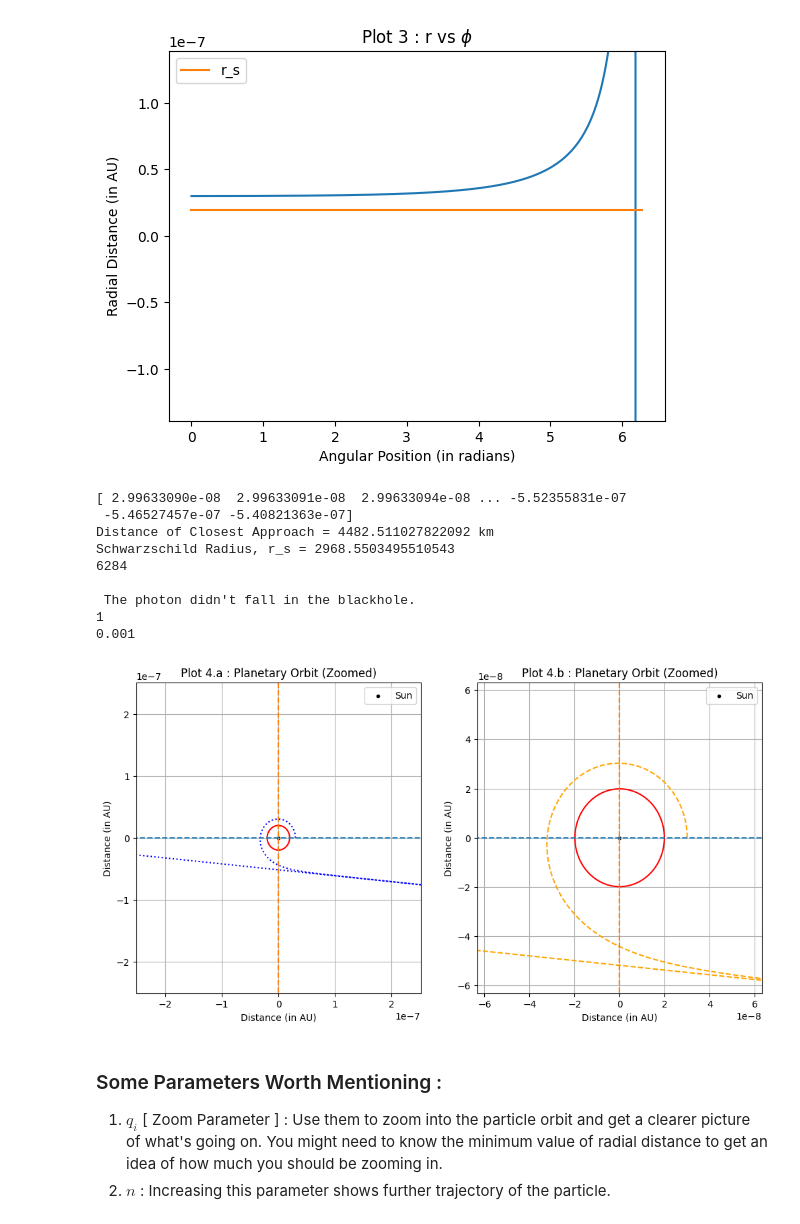
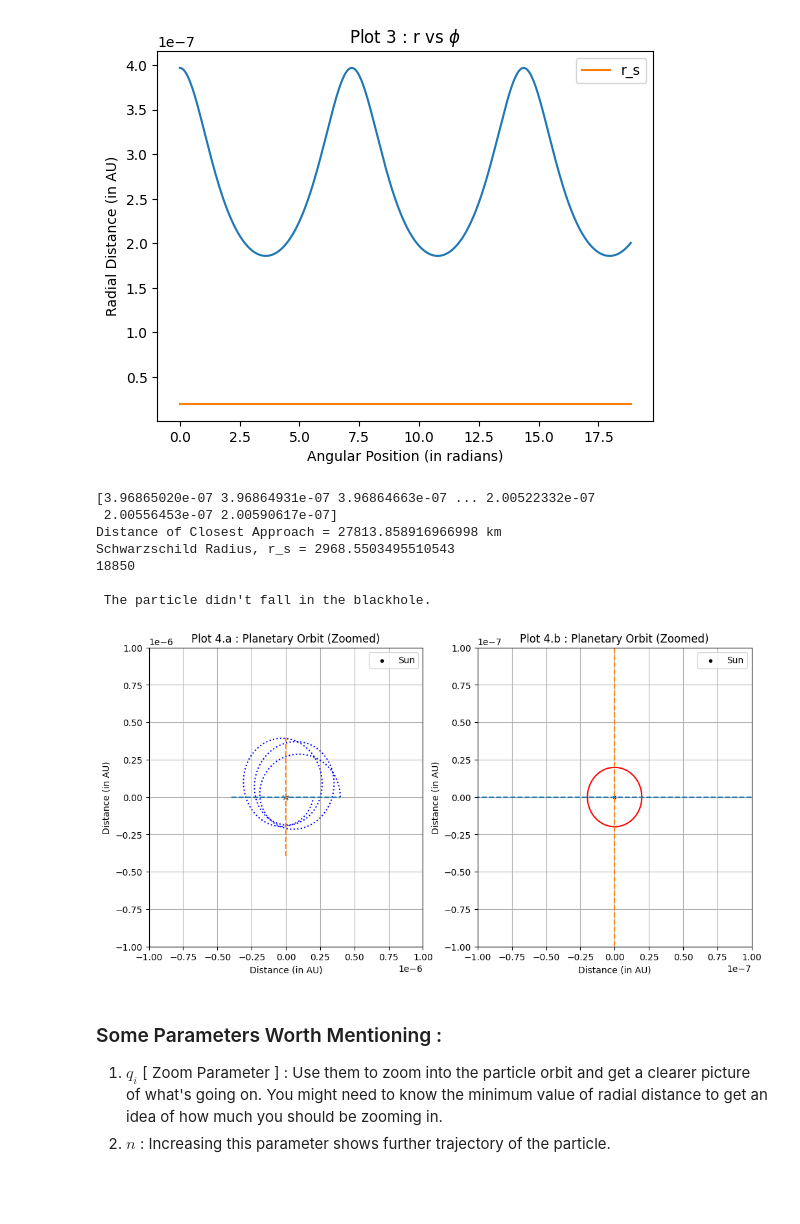
Before and after one commit to arndasgupta72/eventhorizon, a Jupyter notebook: Result_5.ipynb, the cells around one changed output. Drawn from its saved outputs; the diff is of its cells as text; code cells hidden in the pictures; blank space fills up the shorter version.

```diff
--- a/Result_5.ipynb
+++ b/Result_5.ipynb
@@ -49,7 +49,7 @@ e_earth = 0.017                     # eccentricity of earth's orbit (in Newtonia
 def ddx(x,y):
     u = y[0]
     v = y[1]
-    return np.array([v,3*G*M*u**2/c**2-u])
+    return np.array([v,G*M/L**2+3*G*M*u**2/c**2-u])
 # %%
 # Defining RK4 method
 
@@ -76,10 +76,23 @@ def Caller(mtd,f,xs,y_ini,h):
 
 # For Earth :
 
-r0 = 1.51*r_s                              # Initial Radial Position
+r0 = 20*r_s                              # Initial Radial Position
 u0 = 1/r0
 v0 = 0                                          # Initial Radial Velocity
+L = 2.4*10**12                                   # Angular Momentum
 y_ini = np.array([u0,v0])
+
+# For Other Planets :
+
+# r0 = 1.0*merc_per                                 # Initial Radial Position
+# v0 = 0                                            # Initial Radial Velocity
+# L = 1*L_mercury                                   # Angular Momentum
+
+# # Take E in the interval : (1.0,1.12)
+# # Try : E = 1.1182
+
+# E = 1.1182
+# y_ini = np.array([r0,v0])
 
 # Time step
 
@@ -87,7 +100,13 @@ h = 0.001
 # %%
 # Getting a solution
 
-n = 1                                        # Number of full circles
+n = 3                                       # Number of full circles
+
+# n_max = 5.02324831                         # Maximum value of 'n' (upto 8 decimals) for which the program doesn't show errors
+# P.S. The above n_max value is for Mercury data
+
+# Value of 'n_max' might also give the scattering angle. Think about it and pay attention to the asymptotic trajectory
+# For examples, using the {n_max}=0.02324831. Then, angle = 0.02324831 * 360 = 8.369 degrees
 
 xs = np.arange(0,2*np.pi*n,h)                # Stores the angular coordinates
 ys = Caller(rk4,ddx,xs,y_ini,h)              # Stores the radial coordinates and radial velocities
@@ -144,38 +163,35 @@ plt.plot([0,max(xs)],[r_s/AU,r_s/AU],label = "r_s")
 plt.title("Plot 3 : r vs $\phi$")
 plt.xlabel("Angular Position (in radians)")
 plt.ylabel("Radial Distance (in AU)")
-plt.ylim(-r_s*7/AU,r_s*7/AU)
 plt.legend()
 plt.show()
 # %% [output]
-[figure, old version]
+[figure, new version]
 # %%
 print(r)
 
-print("Distance of Closest Approach =",AU*min(abs(r)),"km")
+print("Distance of Closest Approach =",AU*min(r),"km")
 print("Schwarzschild Radius, r_s =",r_s)
 print(len(r))
 
-if r_s<AU*min(abs(r)):
-    print("\n The photon didn't fall in the blackhole.")
+if r_s<AU*min(r):
+    print("\n The particle didn't fall in the blackhole.")
 else:
-    print("\n The photon fell inside the blackhole.")
+    print("\n The particle fell inside the blackhole.")
 
 for i in range(len(r)):
-    if abs(r[i])>r[0]:
+    if r[i]>r[0]:
         print(i)
         print(i*h)
         break
 # %% [output]
-[ 2.99633090e-08  2.99633091e-08  2.99633094e-08 ... -5.52355831e-07
- -5.46527457e-07 -5.40821363e-07]
-Distance of Closest Approach = 4482.511027822092 km
+[3.96865020e-07 3.96864931e-07 3.96864663e-07 ... 2.00522332e-07
+ 2.00556453e-07 2.00590617e-07]
+Distance of Closest Approach = 27813.858916966998 km
 Schwarzschild Radius, r_s = 2968.5503495510543
-6284
+18850
 
- The photon didn't fall in the blackhole.
-1
-0.001
+ The particle didn't fall in the blackhole.
 # %%
 # Finer Picture of the orbit
 # ZOOM IN THE PLOT USING THE PARAMETER 'q'
@@ -188,41 +204,41 @@ yys = [r_s/AU*np.sin(i) for i in pps]
 
 plt.subplot(1,2,1)
 
-q_1 = 6.6                              # Increase this number to zoom into the plot
+q_1 = 6                               # Increase this number to zoom into the plot
 
-plt.plot(xxs,yys,c='red')
+plt.plot(xxs,yys,c='gray',linestyle = 'dotted')
 plt.plot(x_ax,y_ax,c='blue',linestyle = 'dotted')
 plt.plot([-l,l],[0,0],linestyle = 'dashed')
 plt.plot([0,0],[-l,l],linestyle = 'dashed')
 plt.scatter([0],[0],marker='.',c='black',label="Sun")
 plt.xlabel("Distance (in AU)")
 plt.ylabel("Distance (in AU)")
 plt.title("Plot 4.a : Planetary Orbit (Zoomed)")
 plt.xlim(-10**-q_1,10**-q_1)
 plt.ylim(-10**-q_1,10**-q_1)
 plt.grid()
 plt.legend()
 
 plt.subplot(1,2,2)
 
-q_2 = 7.2                               # Increase this number to zoom into the plot
+q_2 = 7.0                               # Increase this number to zoom into the plot
 
 plt.plot(xxs,yys,c='red')
-plt.plot(x_ax,y_ax,c='orange',linestyle = 'dashed')
+plt.plot(x_ax,y_ax,c='blue',linestyle = 'dotted')
 plt.plot([-l,l],[0,0],linestyle = 'dashed')
 plt.plot([0,0],[-l,l],linestyle = 'dashed')
 plt.scatter([0],[0],marker='.',c='black',label="Sun")
 plt.xlabel("Distance (in AU)")
 plt.ylabel("Distance (in AU)")
 plt.title("Plot 4.b : Planetary Orbit (Zoomed)")
 plt.xlim(-10**-q_2,10**-q_2)
 plt.ylim(-10**-q_2,10**-q_2)
 plt.grid()
 plt.legend()
 
 plt.show()
 # %% [output]
-[figure, old version]
+[figure, new version]
 # %% [markdown]
 ### Some Parameters Worth Mentioning :
 
```
Also changed, not shown: parts of 4 cells of this notebook, 7 other files.
